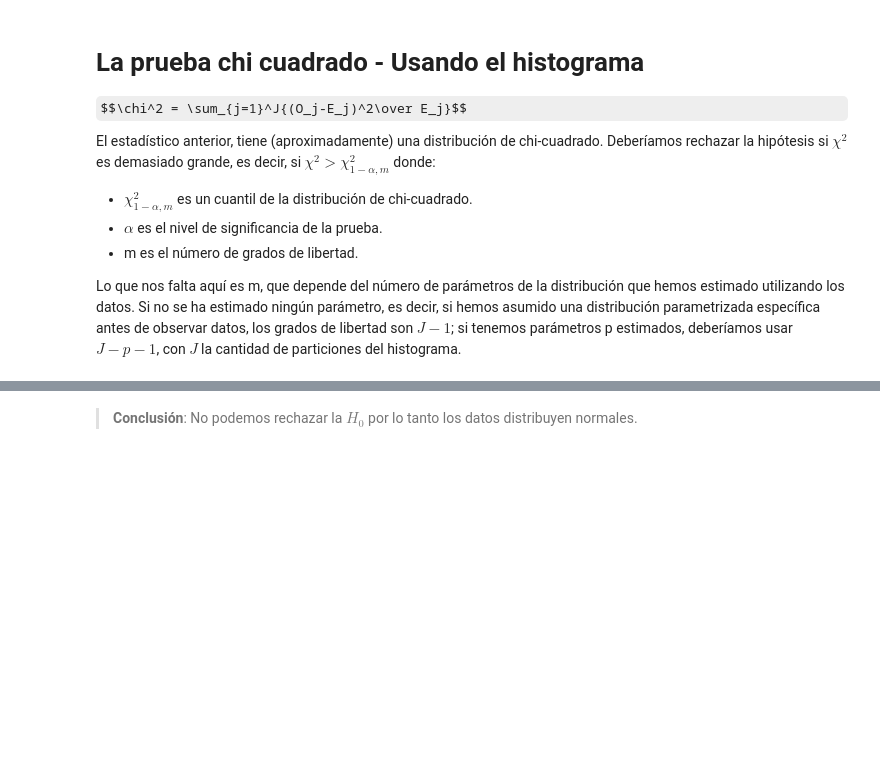
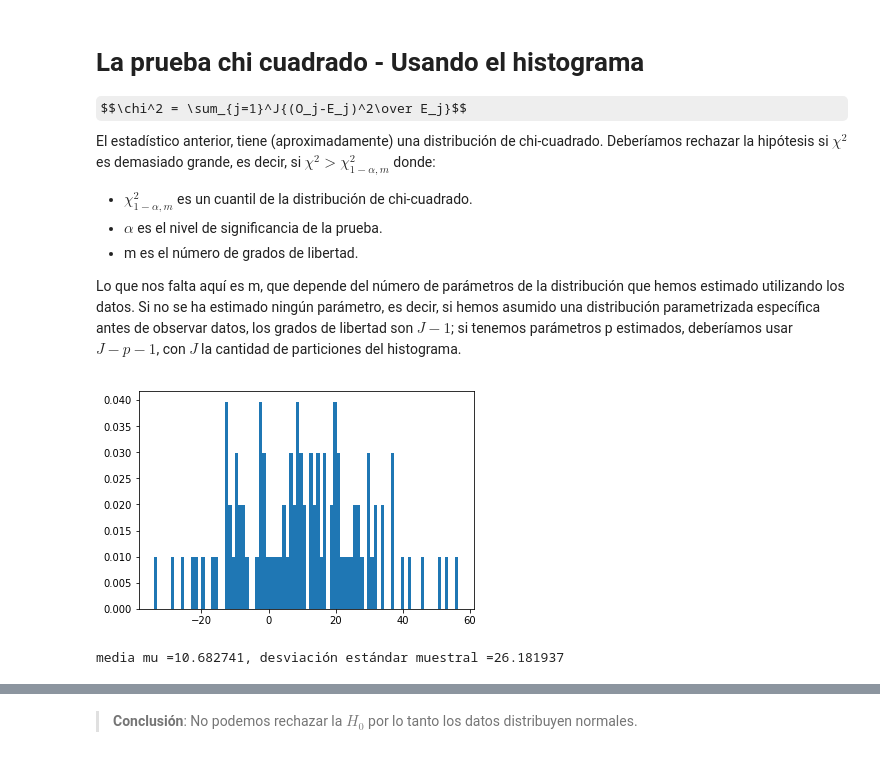
Before and after one commit to violetarcia/SPF-2019-II, a Jupyter notebook: TEMA-2/Clase16_ComprobacionDeDistribuciones.ipynb, the cells around one changed output, grey strips where cells are left out. Cells and saved outputs as stored; diff of their text form; code cells hidden in the pictures; some formulas as TeX source; blank space fills up the shorter version.

```diff
--- a/TEMA-2/Clase16_ComprobacionDeDistribuciones.ipynb
+++ b/TEMA-2/Clase16_ComprobacionDeDistribuciones.ipynb
@@ -128,3 +153,21 @@ El estadístico anterior, tiene (aproximadamente) una distribución de chi-cuadr
 - m es el número de grados de libertad.
 
 Lo que nos falta aquí es m, que depende del número de parámetros de la distribución que hemos estimado utilizando los datos. Si no se ha estimado ningún parámetro, es decir, si hemos asumido una distribución parametrizada específica antes de observar datos, los grados de libertad son $J - 1$; si tenemos parámetros p estimados, deberíamos usar $J - p - 1$, con $J$ la cantidad de particiones del histograma.
+# %%
+np.random.seed(555)
+mu_real = 10; sigma_real = 20
+N = 100 # Cantidad de muestras
+n1 = np.random.normal(mu_real,sigma_real,N)
+J = 90  # Cantidad de particiones del histograma
+[freq,x,p]=plt.hist(n1,J,density=True)
+plt.show()
+# Se obvia el último valor de x para obtener exactamente J muestras de x
+x = x[:-1]
+
+# Media y desviación estándar muestral
+mu = np.mean(x)
+sigma = np.std(x)
+print('media mu =%f, desviación estándar muestral =%f'%(mu,sigma))
+# %% [output]
+[figure, added]
+media mu =10.682741, desviación estándar muestral =26.181937
```
Also changed, not shown: parts of 8 cells of this notebook.
